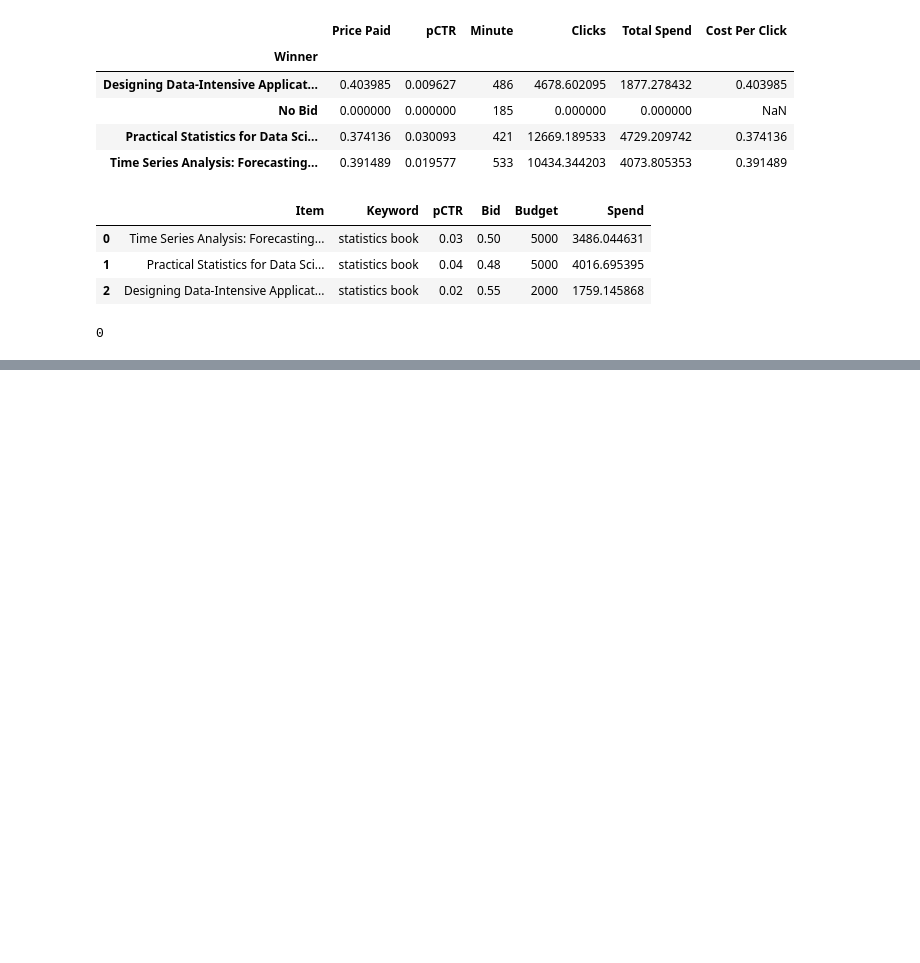
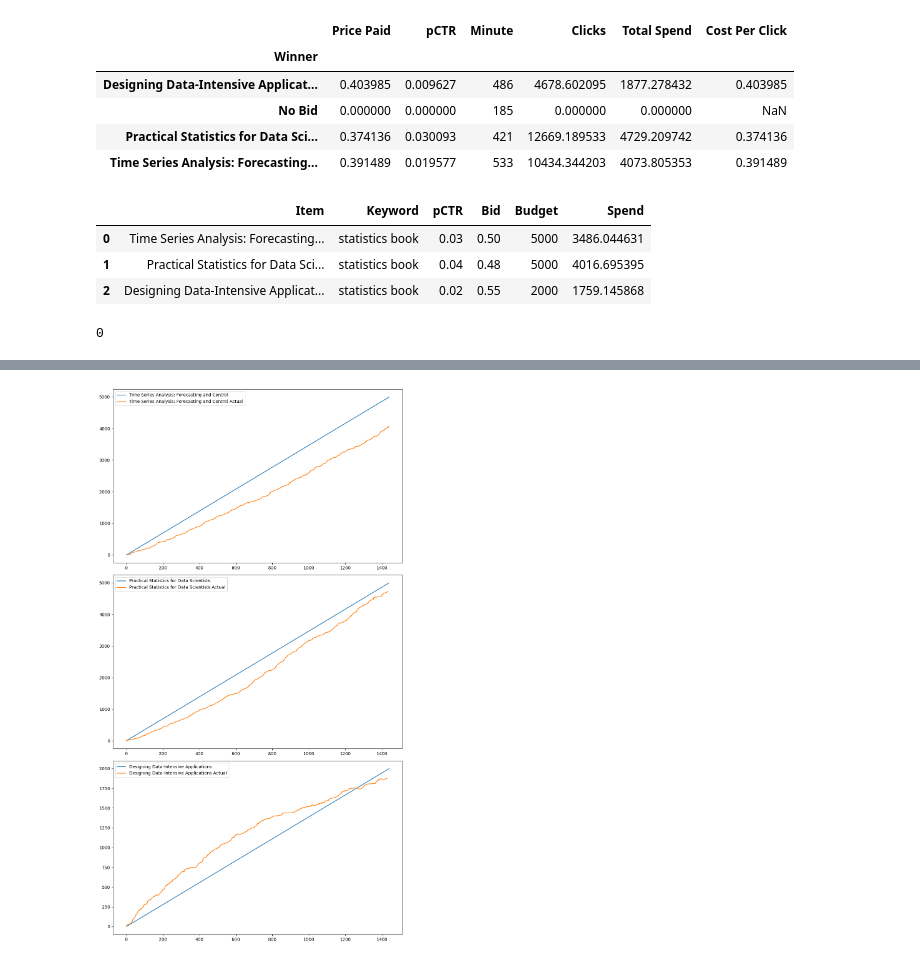
Before and after one commit to roolvp/advertising-control, a Jupyter notebook: 02_Sponsored_Search_Campaign_Budget_Pacing.ipynb, the cells around one changed output, grey strips where cells are left out. Cells and saved outputs as stored; diff of their text form; code cells hidden in the pictures; blank space fills up the shorter version.

```diff
--- a/02_Sponsored_Search_Campaign_Budget_Pacing.ipynb
+++ b/02_Sponsored_Search_Campaign_Budget_Pacing.ipynb
@@ -205,0 +230,19 @@ TODO:
+# %%
+from matplotlib import pyplot as plt
+
+fig, axs = plt.subplots(3, figsize=(10, 18))  # Create 3 subplots
+
+items = items_keywords_df['Item'].unique()  # Get unique items
+
+for i in range(3):  # Loop over each subplot
+    item = items[i]  # Get the item for this subplot
+    axs[i].plot(campaign_timeseries_df[campaign_timeseries_df['Item'] == item]['Minute'], campaign_timeseries_df[campaign_timeseries_df['Item'] == item]['cumulative_expected_spend_linear'], label=item)
+    axs[i].plot(simulation_results_df[simulation_results_df['Winner'] == item]['Minute'],
+                simulation_results_df[simulation_results_df['Winner'] == item]['Total Spend'].cumsum(),
+                label=f"{item} Actual")
+    axs[i].legend()  # Add a legend to the subplot
+
+plt.tight_layout()  # Adjust the layout to prevent overlap
+plt.show()  # Display the plots
+# %% [output]
+[figure, added]
```
Also changed, not shown: parts of 1 cell of this notebook.
